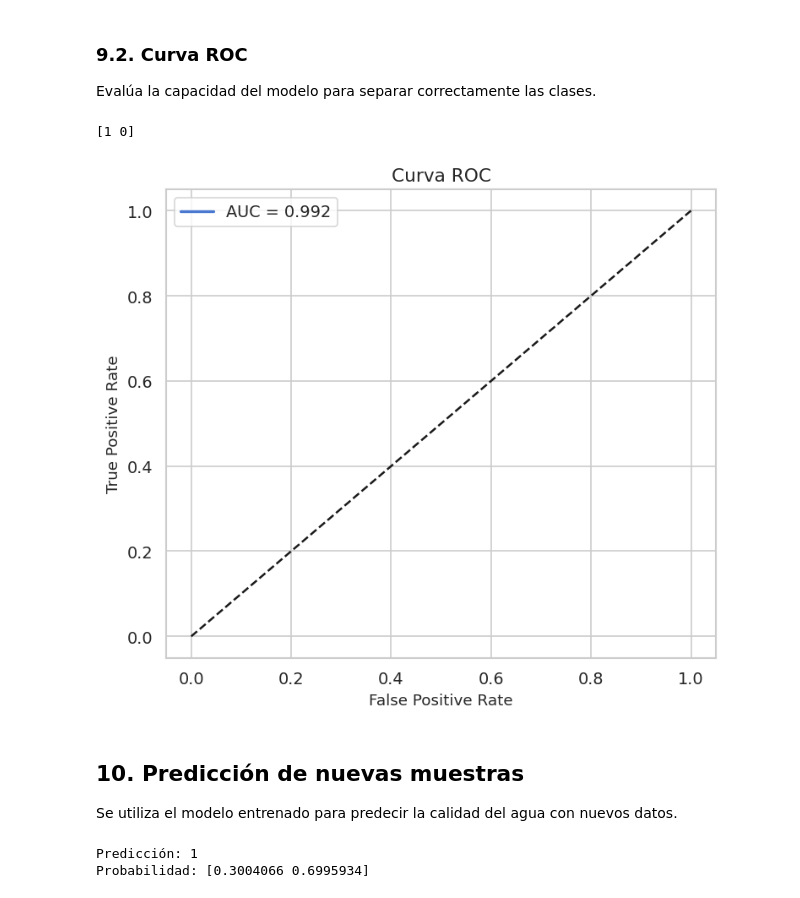
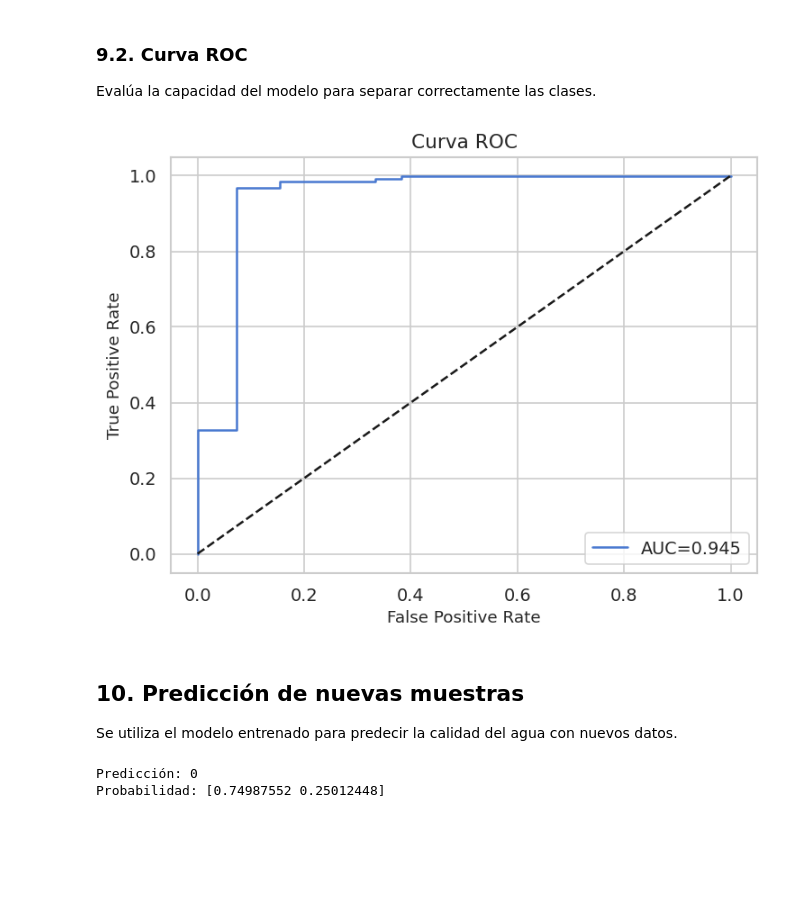
Before and after one commit to NicolleMendozaC/water-quality-dashboard-final, a Jupyter notebook: docs/_sources/notebooks/EDA_Calidad_Agua_2_0.ipynb, the cells around one changed output. Saved outputs shown, nothing was run; the diff lists cells and outputs as text; code cells hidden in the pictures; blank space fills up the shorter version.

```diff
--- a/docs/_sources/notebooks/EDA_Calidad_Agua_2_0.ipynb
+++ b/docs/_sources/notebooks/EDA_Calidad_Agua_2_0.ipynb
@@ -747 +893,11 @@ Este enfoque convierte el modelo en una herramienta aplicable en contextos prác
+# %%
+from sklearn.model_selection import train_test_split
+
+X_train,X_test,y_train,y_test = train_test_split(
+    X_res,
+    y_res,
+    test_size=0.25,
+    random_state=42,
+    stratify=y_res
+)
 # %% [markdown]
@@ -812,7 +906,0 @@ y = df["pH_categoria"]
-# %%
-from sklearn.model_selection import train_test_split
-
-# División train/test
-X_train, X_test, y_train, y_test = train_test_split(
-    X, y, test_size=0.25, random_state=42
-)
@@ -915,47 +1042,38 @@ plt.show()
 # %% [markdown]
 ### 9.2. Curva ROC
 Evalúa la capacidad del modelo para separar correctamente las clases.
-# %%
-print(y.unique())
-# %% [output]
-[1 0]
 # %%
-from sklearn.metrics import roc_curve, roc_auc_score
-import matplotlib.pyplot as plt
+from sklearn.metrics import roc_curve
+from sklearn.metrics import roc_auc_score
 
-# Probabilidad de la clase positiva
-y_prob = model.predict_proba(X_test)[:, 1]
-
-# Especificar cuál es la clase positiva
-fpr, tpr, thresholds = roc_curve(
+fpr, tpr, _ = roc_curve(
     y_test,
     y_prob,
-    pos_label="Neutro / Básico (≥ 7.0)"
+    pos_label=1
 )
 
-roc_auc = roc_auc_score(
-    y_test,
-    y_prob
-)
+roc_auc = roc_auc_score(y_test, y_prob)
 
-plt.figure(figsize=(7,6))
-plt.plot(fpr, tpr, linewidth=2, label=f"AUC = {roc_auc:.3f}")
-plt.plot([0,1],[0,1],'k--')
+plt.figure(figsize=(7,5))
+
+plt.plot(fpr,tpr,label=f"AUC={roc_auc:.3f}")
+
+plt.plot([0,1],[0,1],"k--")
 
 plt.xlabel("False Positive Rate")
 plt.ylabel("True Positive Rate")
 plt.title("Curva ROC")
 plt.legend()
-plt.grid(True)
 
 plt.show()
 # %% [output]
-[figure, old version]
+[figure, new version]
 # %% [markdown]
 ## 10. Predicción de nuevas muestras
 Se utiliza el modelo entrenado para predecir la calidad del agua con nuevos datos.
 # %%
-nueva_muestra = [[7.2, 25, 3.0, 8.0, 350]]
+# La nueva muestra debe contener solo las variables predictoras (Temperatura, Turbidez, Oxígeno Disuelto, Conductividad)
+nueva_muestra = [[25, 3.0, 8.0, 350]]
 
 nueva_scaled = scaler.transform(nueva_muestra)
 
@@ -965,8 +1083,8 @@ prob = model.predict_proba(nueva_scaled)[0]
 print("Predicción:", pred)
 print("Probabilidad:", prob)
 # %% [output]
-Predicción: 1
-Probabilidad: [0.3004066 0.6995934]
+Predicción: 0
+Probabilidad: [0.74987552 0.25012448]
 # %% [markdown]
 # Conclusiones y Hallazgos
 
```
Also changed, not shown: parts of 26 cells of this notebook, 6 other files.
